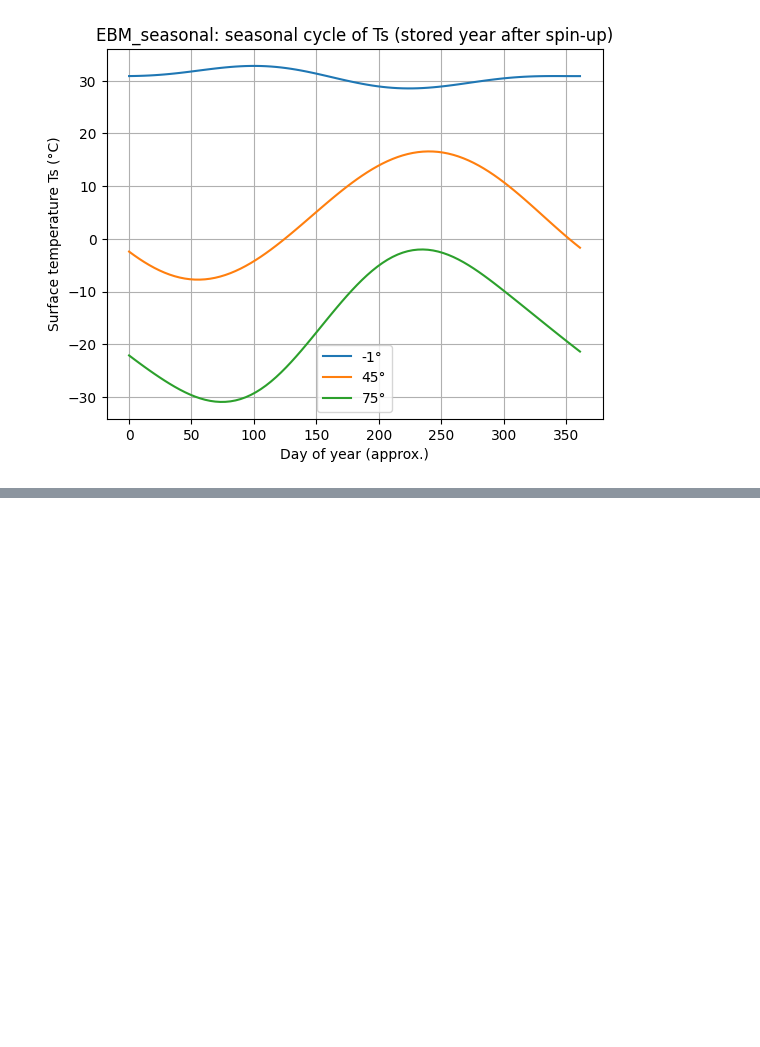
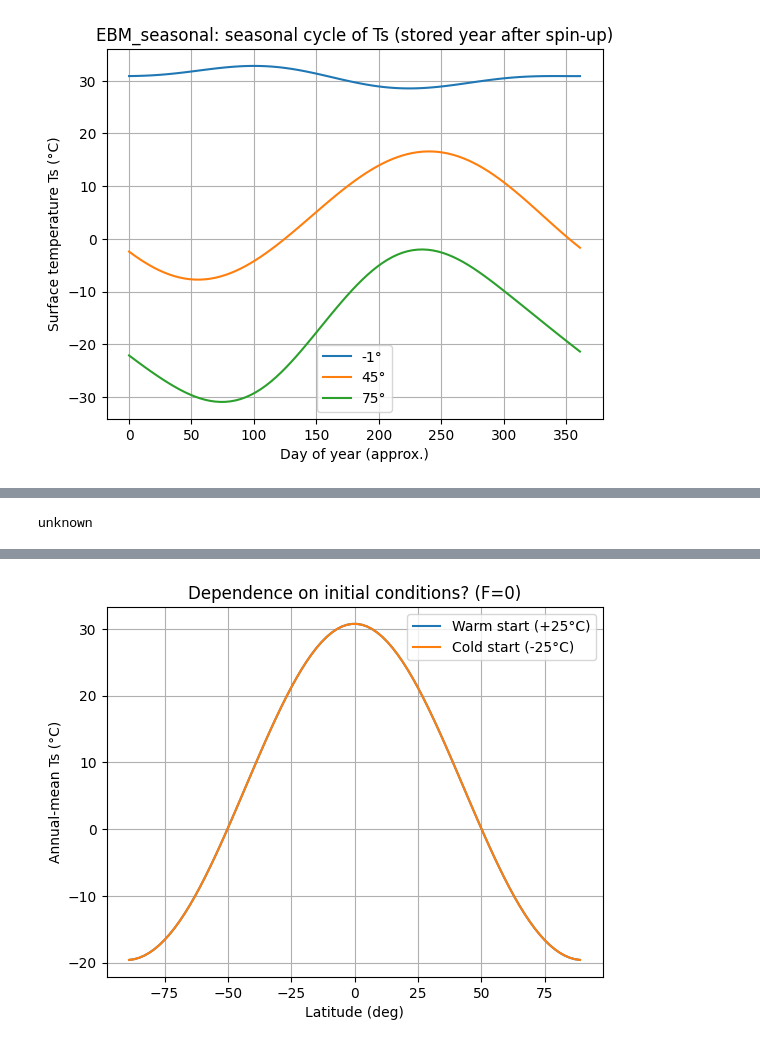
Before and after one commit to RDiazSierra/mgcc-ebm-climlab, a Jupyter notebook: index.ipynb, the cells around one changed output, grey strips where cells are left out. Saved outputs shown, nothing was run; the diff lists cells and outputs as text; code cells hidden in the pictures; blank space fills up the shorter version.

```diff
--- a/index.ipynb
+++ b/index.ipynb
@@ -110,0 +231,49 @@ plt.show()
+# %%
+print(getattr(m.state['Ts'], "units", "unknown"))
+# %% [output]
+unknown
+# %%
+def run_model_with_initial_T(T_init_const, nyears, F):
+    m = climlab.EBM_seasonal()
+
+    # forcing: A -> A - F
+    A_base = m.param['A']
+    A_effective = A_base - F
+    m.param['A'] = A_effective
+    if 'LW' in m.subprocess:
+        lw = m.subprocess['LW']
+        if hasattr(lw, 'A'):
+            lw.A = A_effective
+        elif hasattr(lw, 'param') and 'A' in lw.param:
+            lw.param['A'] = A_effective
+
+    # set initial condition
+    m.state['Ts'][:] = T_init_const
+
+    # integrate
+    m.integrate_years(nyears)
+
+    # return final annual-mean Ts profile (store one year)
+    lat = m.state['Ts'].domain.axes['lat'].points
+    dt_days = m.timestep / 86400.0
+    nsteps_year = int(round(365.0 / dt_days))
+    Ts_year = np.zeros((len(lat), nsteps_year))
+    for k in range(nsteps_year):
+        m.step_forward()
+        Ts_year[:, k] = np.array(m.state['Ts']).ravel()
+    Ts_ann = Ts_year.mean(axis=1)
+    return lat, Ts_ann
+
+lat, Ts_warm = run_model_with_initial_T(25.0, nyears=20, F=0.0)
+_,   Ts_cold = run_model_with_initial_T(-25.0, nyears=20, F=0.0)
+
+plt.figure()
+plt.plot(lat, Ts_warm, label="Warm start (+25°C)")
+plt.plot(lat, Ts_cold, label="Cold start (-25°C)")
+plt.xlabel("Latitude (deg)")
+plt.ylabel("Annual-mean Ts (°C)")
+plt.title("Dependence on initial conditions? (F=0)")
+plt.legend()
+plt.grid(True)
+plt.show()
+# %% [output]
@@ -110,0 +284 @@ plt.show()
+[figure, added]
```
Also changed, not shown: parts of 9 cells of this notebook.
